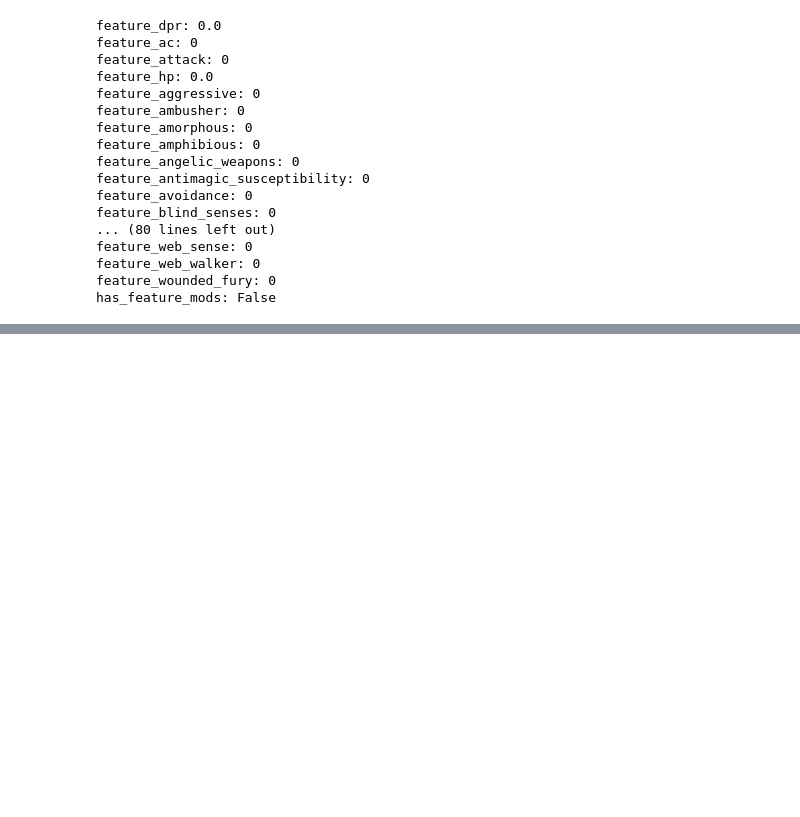
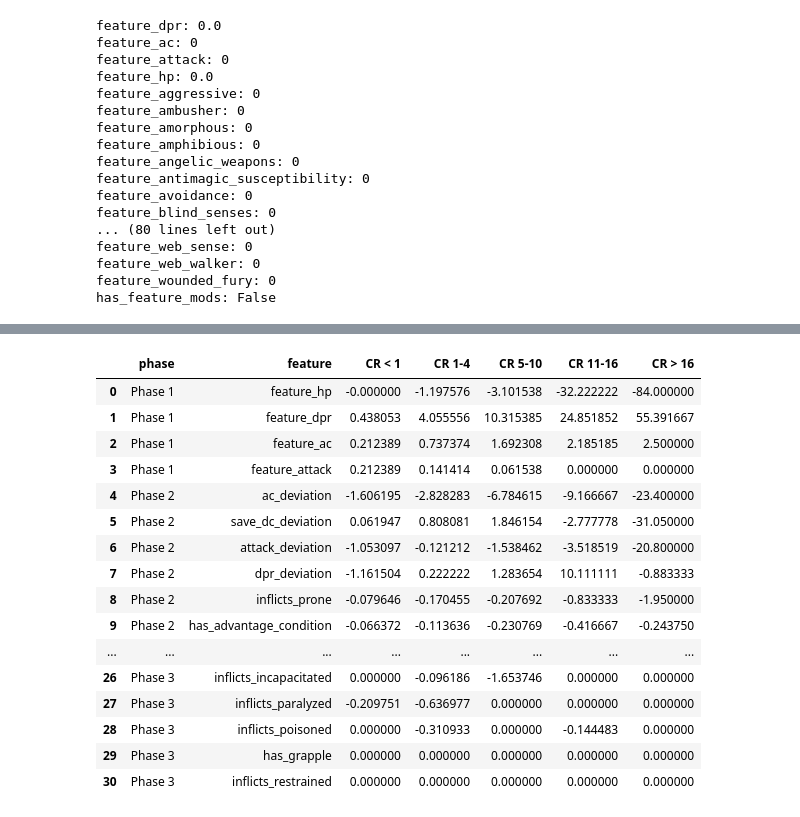
Before and after one commit to conorbarryhoke/matrix_v0, a Jupyter notebook: notebooks/3_model_analysis.ipynb, the cells around one changed output, grey strips where cells are left out. Saved outputs shown, nothing was run; the diff lists cells and outputs as text; code cells hidden in the pictures; blank space fills up the shorter version.

```diff
--- a/notebooks/3_model_analysis.ipynb
+++ b/notebooks/3_model_analysis.ipynb
@@ -301,0 +304,2 @@ plot_error_hist(analysis_dfs)
+# %%
+importance_df = feature_importance_by_tier(contributions_df)
@@ -301,0 +324,20 @@ plot_error_hist(analysis_dfs)
+# %%
+importance_df
+# %% [output]
+|  | phase | feature | CR < 1 | CR 1-4 | CR 5-10 | CR 11-16 | CR > 16 |
+| 0 | Phase 1 | feature_hp | -0.000000 | -1.197576 | -3.101538 | -32.222222 | -84.000000 |
+| 1 | Phase 1 | feature_dpr | 0.438053 | 4.055556 | 10.315385 | 24.851852 | 55.391667 |
+| 2 | Phase 1 | feature_ac | 0.212389 | 0.737374 | 1.692308 | 2.185185 | 2.500000 |
+| 3 | Phase 1 | feature_attack | 0.212389 | 0.141414 | 0.061538 | 0.000000 | 0.000000 |
+| 4 | Phase 2 | ac_deviation | -1.606195 | -2.828283 | -6.784615 | -9.166667 | -23.400000 |
+| 5 | Phase 2 | save_dc_deviation | 0.061947 | 0.808081 | 1.846154 | -2.777778 | -31.050000 |
+| 6 | Phase 2 | attack_deviation | -1.053097 | -0.121212 | -1.538462 | -3.518519 | -20.800000 |
+| 7 | Phase 2 | dpr_deviation | -1.161504 | 0.222222 | 1.283654 | 10.111111 | -0.883333 |
+| 8 | Phase 2 | inflicts_prone | -0.079646 | -0.170455 | -0.207692 | -0.833333 | -1.950000 |
+| 9 | Phase 2 | has_advantage_condition | -0.066372 | -0.113636 | -0.230769 | -0.416667 | -0.243750 |
+| ... | ... | ... | ... | ... | ... | ... | ... |
+| 26 | Phase 3 | inflicts_incapacitated | 0.000000 | -0.096186 | -1.653746 | 0.000000 | 0.000000 |
+| 27 | Phase 3 | inflicts_paralyzed | -0.209751 | -0.636977 | 0.000000 | 0.000000 | 0.000000 |
+| 28 | Phase 3 | inflicts_poisoned | 0.000000 | -0.310933 | 0.000000 | -0.144483 | 0.000000 |
+| 29 | Phase 3 | has_grapple | 0.000000 | 0.000000 | 0.000000 | 0.000000 | 0.000000 |
+| 30 | Phase 3 | inflicts_restrained | 0.000000 | 0.000000 | 0.000000 | 0.000000 | 0.000000 |
```
Also changed, not shown: parts of 10 cells of this notebook, 19 other files.
